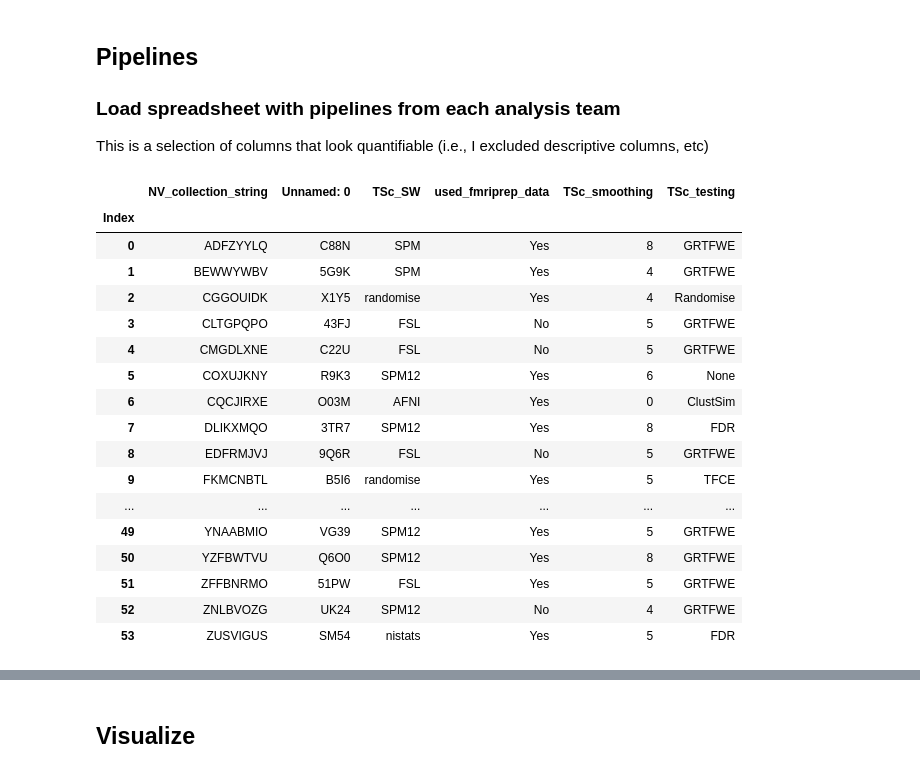
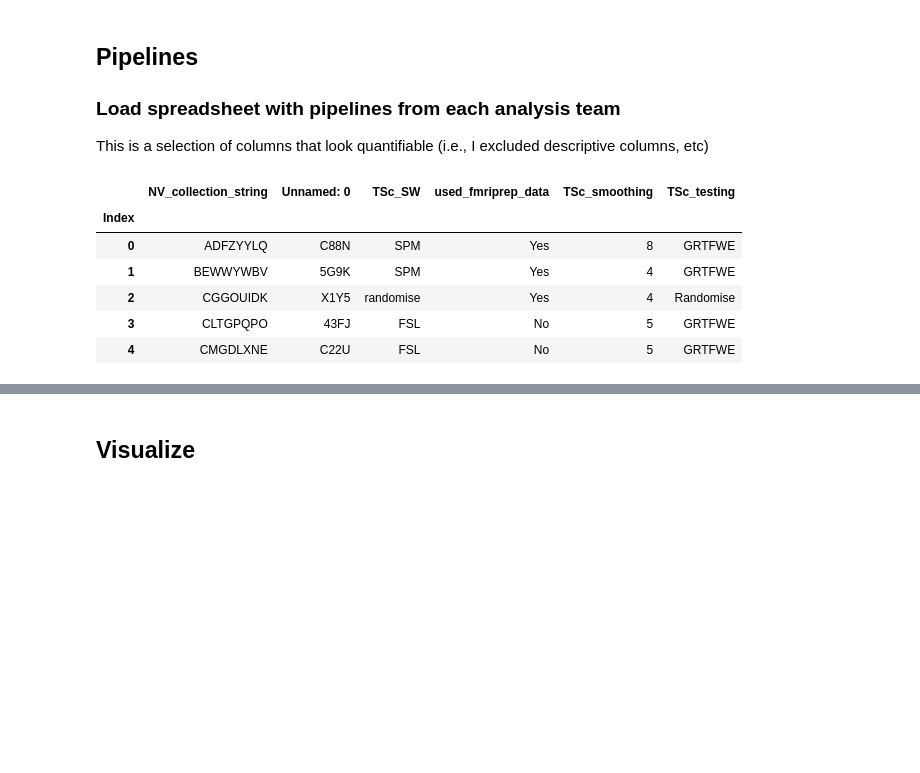
Before and after one commit to koudyk/narps_meta, a Jupyter notebook: analyses/Analysis_IIIa-REPLICATION_evaluating_the_problem.ipynb, the cells around one changed output, grey strips where cells are left out. Saved outputs shown, nothing was run; the diff lists cells and outputs as text; code cells hidden in the pictures; blank space fills up the shorter version.

```diff
--- a/analyses/Analysis_IIIa-REPLICATION_evaluating_the_problem.ipynb
+++ b/analyses/Analysis_IIIa-REPLICATION_evaluating_the_problem.ipynb
@@ -41,40 +41,28 @@ INFO:nipype.utils:Running nipype version 1.3.1 (latest: 1.4.1)
 ### Load spreadsheet with pipelines from each analysis team
 This is a selection of columns that look quantifiable (i.e., I excluded descriptive columns, etc)
 # %%
-import csv
 pipelines_file = '../data-narps/narps_pipelines.csv'
 pipel_str = pd.read_csv(pipelines_file)
 pd.set_option('display.max_rows', pipel_str.shape[0]+1)
 
 # remove spaces
 pipel_str = fun.df_strip(pipel_str)
 
 # select rows for files that we have
 teams_in_spreadsheet = pipel_str['NV_collection_string']
 team_list = fun.get_list_of_teams_we_have(teams_in_spreadsheet)
 pipel_str.set_index("NV_collection_string", inplace=True)
 pipel_str = pipel_str.loc[team_list]
 pipel_str.insert(0, "NV_collection_string", team_list, True)
 pipel_str.insert(0, "Index", np.arange(len(pipel_str)), True)
 pipel_str.set_index("Index", inplace=True)
-pipel_str
+pipel_str.head()
 # %% [output]
 |  | NV_collection_string | Unnamed: 0 | TSc_SW | used_fmriprep_data | TSc_smoothing | TSc_testing |
 | Index |  |  |  |  |  |  |
 | 0 | ADFZYYLQ | C88N | SPM | Yes | 8 | GRTFWE |
 | 1 | BEWWYWBV | 5G9K | SPM | Yes | 4 | GRTFWE |
 | 2 | CGGOUIDK | X1Y5 | randomise | Yes | 4 | Randomise |
 | 3 | CLTGPQPO | 43FJ | FSL | No | 5 | GRTFWE |
 | 4 | CMGDLXNE | C22U | FSL | No | 5 | GRTFWE |
-| 5 | COXUJKNY | R9K3 | SPM12 | Yes | 6 | None |
-| 6 | CQCJIRXE | O03M | AFNI | Yes | 0 | ClustSim |
-| 7 | DLIKXMQO | 3TR7 | SPM12 | Yes | 8 | FDR |
-| 8 | EDFRMJVJ | 9Q6R | FSL | No | 5 | GRTFWE |
-| 9 | FKMCNBTL | B5I6 | randomise | Yes | 5 | TFCE |
-| ... | ... | ... | ... | ... | ... | ... |
-| 49 | YNAABMIO | VG39 | SPM12 | Yes | 5 | GRTFWE |
-| 50 | YZFBWTVU | Q6O0 | SPM12 | Yes | 8 | GRTFWE |
-| 51 | ZFFBNRMO | 51PW | FSL | Yes | 5 | GRTFWE |
-| 52 | ZNLBVOZG | UK24 | SPM12 | No | 4 | GRTFWE |
-| 53 | ZUSVIGUS | SM54 | nistats | Yes | 5 | FDR |
 # %% [markdown]
```
Also changed, not shown: parts of 23 cells of this notebook, 3 other files.
